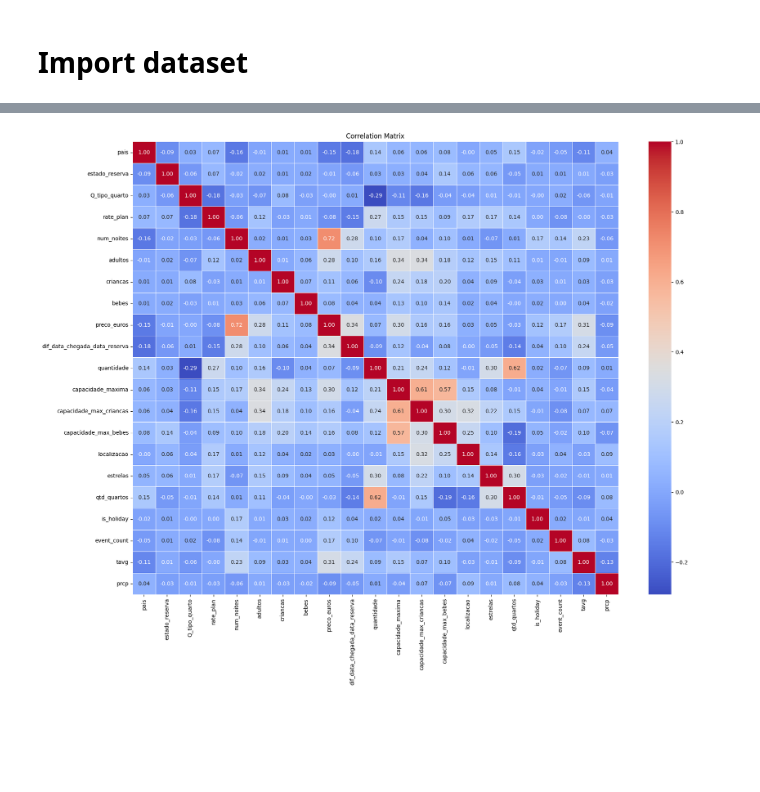
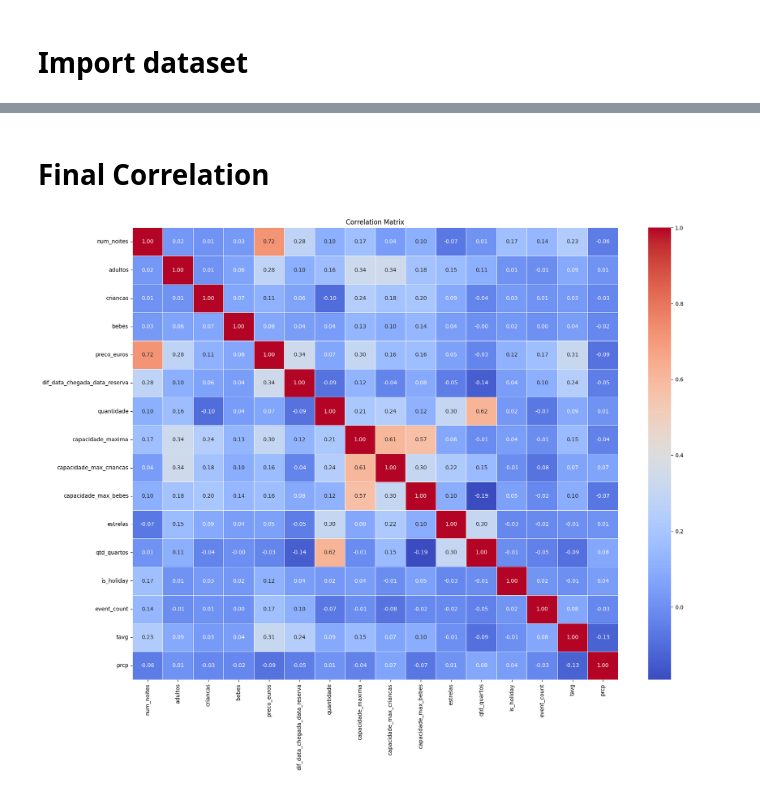
Before and after one commit to 8090457/MEI_TP_TEAD, a Jupyter notebook: AnaliseDados/AnalisePython/CorrelationMatrix.ipynb, the cells around one changed output, grey strips where cells are left out. Saved outputs shown, nothing was run; the diff lists cells and outputs as text; code cells hidden in the pictures; blank space fills up the shorter version.

```diff
--- a/AnaliseDados/AnalisePython/CorrelationMatrix.ipynb
+++ b/AnaliseDados/AnalisePython/CorrelationMatrix.ipynb
@@ -49,9 +61,17 @@ See the caveats in the documentation: https://pandas.pydata.org/pandas-docs/stab
+# %% [markdown]
+# Final Correlation
 # %%
+columns = ['num_noites', 'adultos',
+           'criancas', 'bebes', 'preco_euros', 'dif_data_chegada_data_reserva', 'quantidade',
+           'capacidade_maxima','capacidade_max_criancas', 'capacidade_max_bebes', 'estrelas',
+           'qtd_quartos', 'is_holiday', 'event_count', 'tavg', 'prcp']
+data_subset = data[columns]
+
 correlation_matrix = data_subset.corr()
 
 plt.figure(figsize=(20, 15))
 sns.heatmap(correlation_matrix, annot=True, cmap='coolwarm', fmt=".2f", linewidths=0.5)
 plt.title('Correlation Matrix')
 plt.show()
 # %% [output]
-[figure, old version]
+[figure, new version]
```
Also changed, not shown: parts of 3 cells of this notebook, 3 other files.
